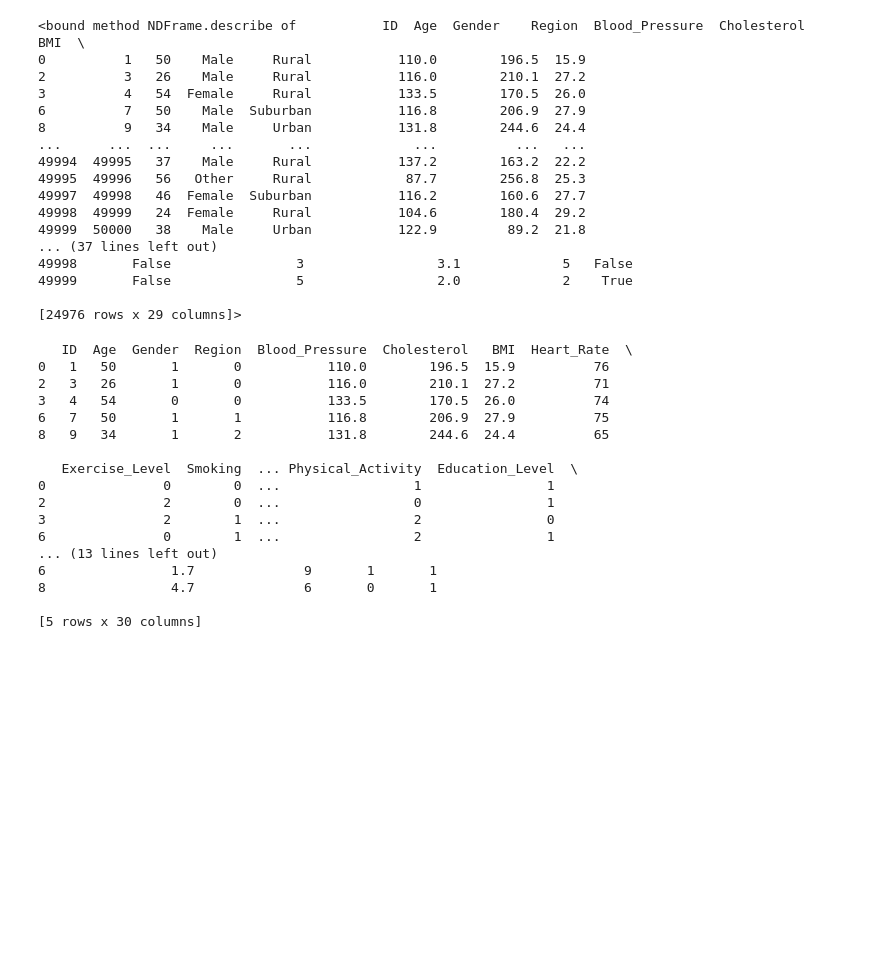
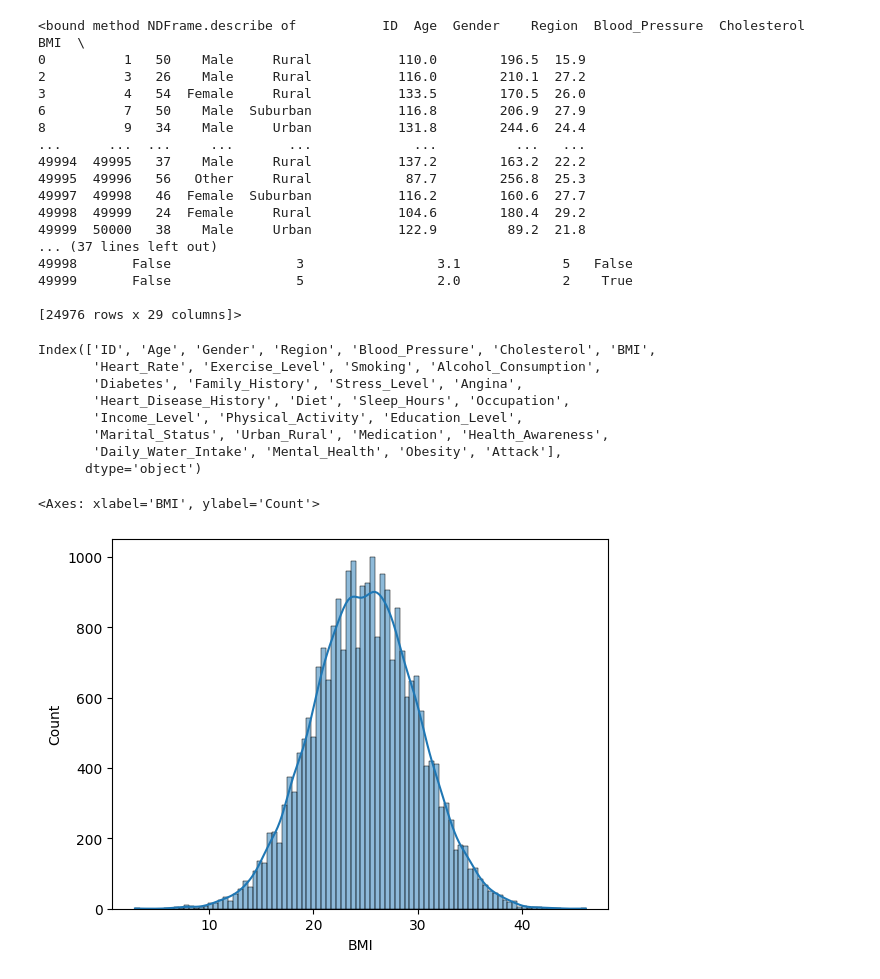
Before and after one commit to WambuaRack/DATA, a Jupyter notebook: dataset/heart_attack_russia.ipynb, the cells around one changed output. Cells and saved outputs as stored; diff of their text form; code cells hidden in the pictures; blank space fills up the shorter version.

```diff
--- a/dataset/heart_attack_russia.ipynb
+++ b/dataset/heart_attack_russia.ipynb
@@ -121,22 +121,21 @@ for col in categorical_columns:
     df[col] = label_encoder.fit_transform(df[col])
 
 # Check the transformed DataFrame
-print(df.head())
+x =df
+x.columns
 # %% [output]
-   ID  Age  Gender  Region  Blood_Pressure  Cholesterol   BMI  Heart_Rate  \
-0   1   50       1       0           110.0        196.5  15.9          76
-2   3   26       1       0           116.0        210.1  27.2          71
-3   4   54       0       0           133.5        170.5  26.0          74
-6   7   50       1       1           116.8        206.9  27.9          75
-8   9   34       1       2           131.8        244.6  24.4          65
-
-   Exercise_Level  Smoking  ... Physical_Activity  Education_Level  \
-0               0        0  ...                 1                1
-2               2        0  ...                 0                1
-3               2        1  ...                 2                0
-6               0        1  ...                 2                1
-... (13 lines left out)
-6                1.7              9       1       1
-8                4.7              6       0       1
-
-[5 rows x 30 columns]
+Index(['ID', 'Age', 'Gender', 'Region', 'Blood_Pressure', 'Cholesterol', 'BMI',
+       'Heart_Rate', 'Exercise_Level', 'Smoking', 'Alcohol_Consumption',
+       'Diabetes', 'Family_History', 'Stress_Level', 'Angina',
+       'Heart_Disease_History', 'Diet', 'Sleep_Hours', 'Occupation',
+       'Income_Level', 'Physical_Activity', 'Education_Level',
+       'Marital_Status', 'Urban_Rural', 'Medication', 'Health_Awareness',
+       'Daily_Water_Intake', 'Mental_Health', 'Obesity', 'Attack'],
+      dtype='object')
+# %%
+import seaborn as sns
+plt.Figure(figsize=(10,6))
+sns.histplot(df['BMI'], kde=True)
+# %% [output]
+<Axes: xlabel='BMI', ylabel='Count'>
+[figure, added]
```
